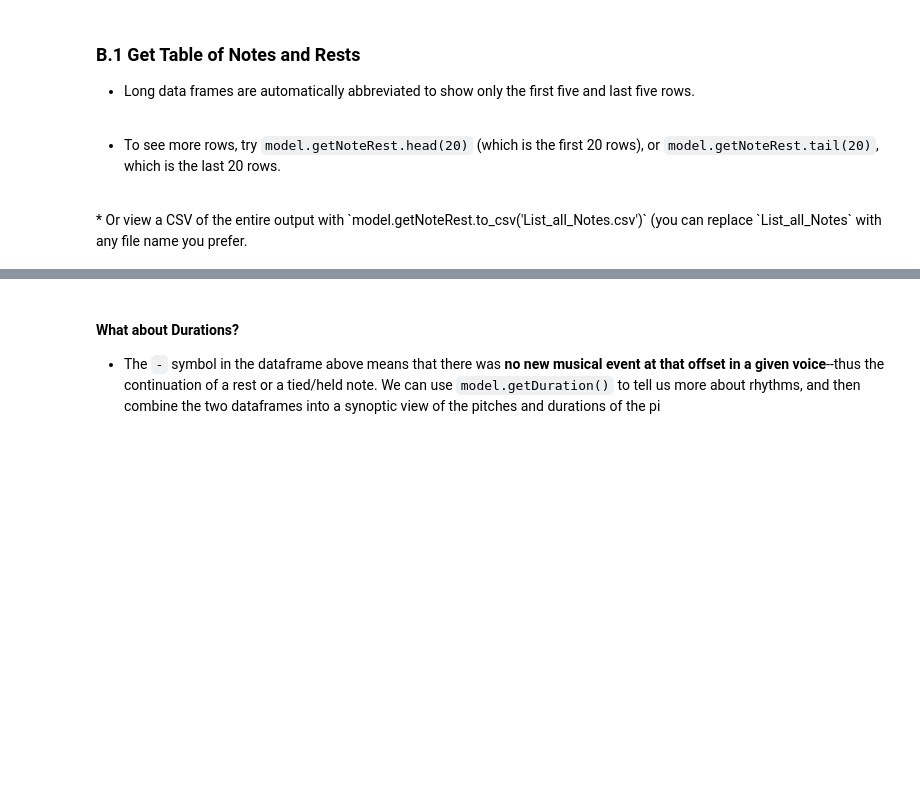
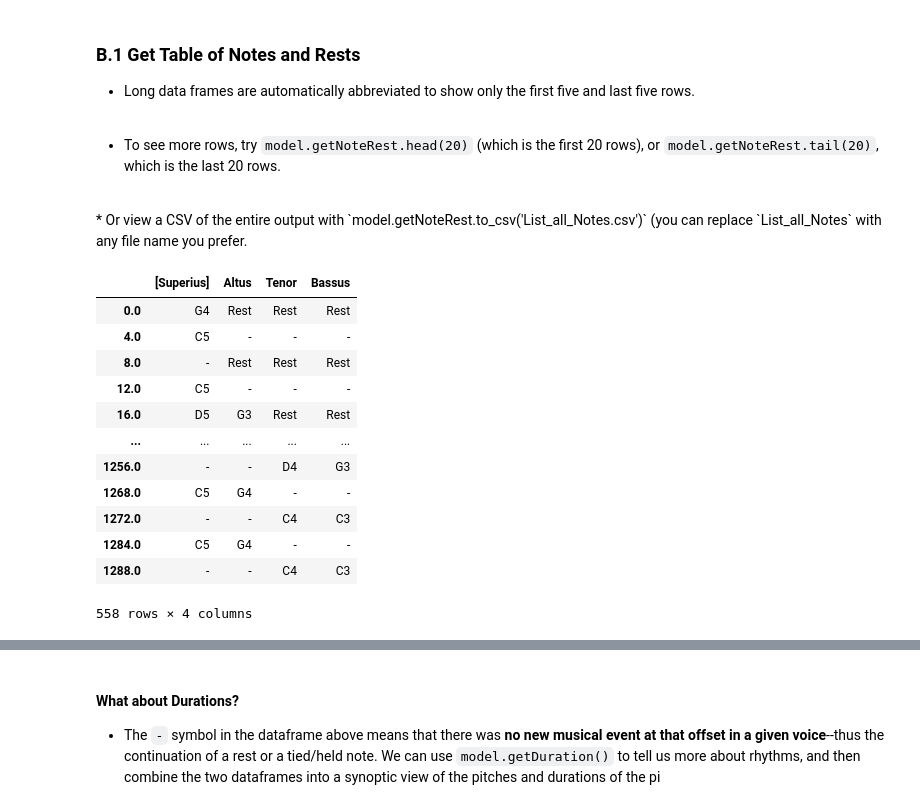
Before and after one commit to nalves599/CRIM_Public_Notebooks, a Jupyter notebook: binder/1_CRIM_NB.ipynb, the cells around one changed output, grey strips where cells are left out. Saved outputs shown, nothing was run; the diff lists cells and outputs as text; code cells hidden in the pictures; blank space fills up the shorter version.

```diff
--- a/binder/1_CRIM_NB.ipynb
+++ b/binder/1_CRIM_NB.ipynb
@@ -105,3 +109,18 @@ model.score.metadata.title
 <br>
 # %%
 nr = model.getNoteRest().fillna("-")
+nr
+# %% [output]
+|  | [Superius] | Altus | Tenor | Bassus |
+| 0.0 | G4 | Rest | Rest | Rest |
+| 4.0 | C5 | - | - | - |
+| 8.0 | - | Rest | Rest | Rest |
+| 12.0 | C5 | - | - | - |
+| 16.0 | D5 | G3 | Rest | Rest |
+| ... | ... | ... | ... | ... |
+| 1256.0 | - | - | D4 | G3 |
+| 1268.0 | C5 | G4 | - | - |
+| 1272.0 | - | - | C4 | C3 |
+| 1284.0 | C5 | G4 | - | - |
+| 1288.0 | - | - | C4 | C3 |
+558 rows × 4 columns
```
Also changed, not shown: parts of 29 cells of this notebook, 1 other file.
